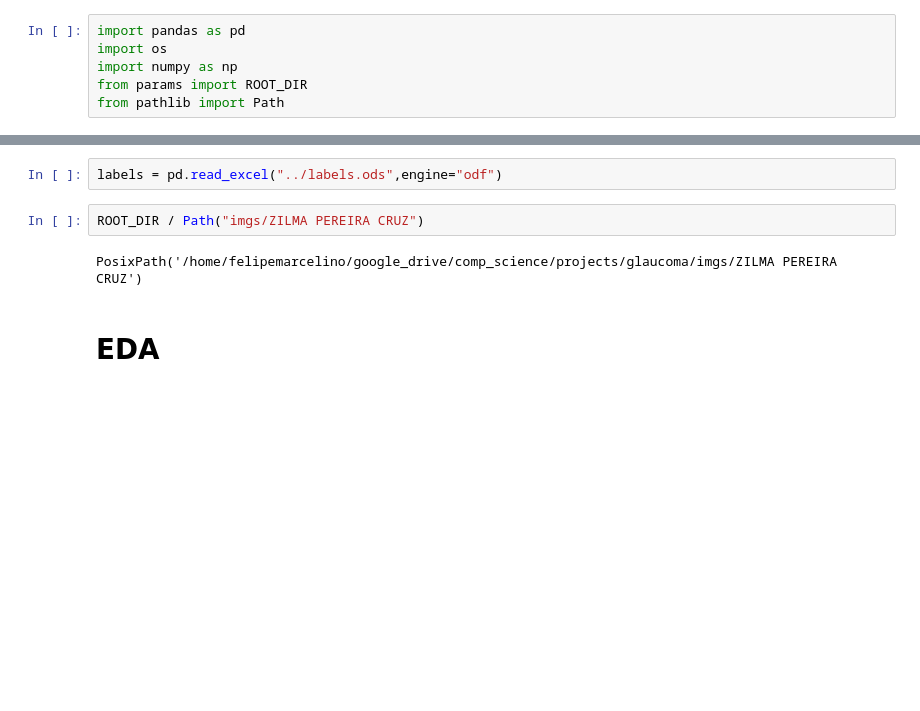
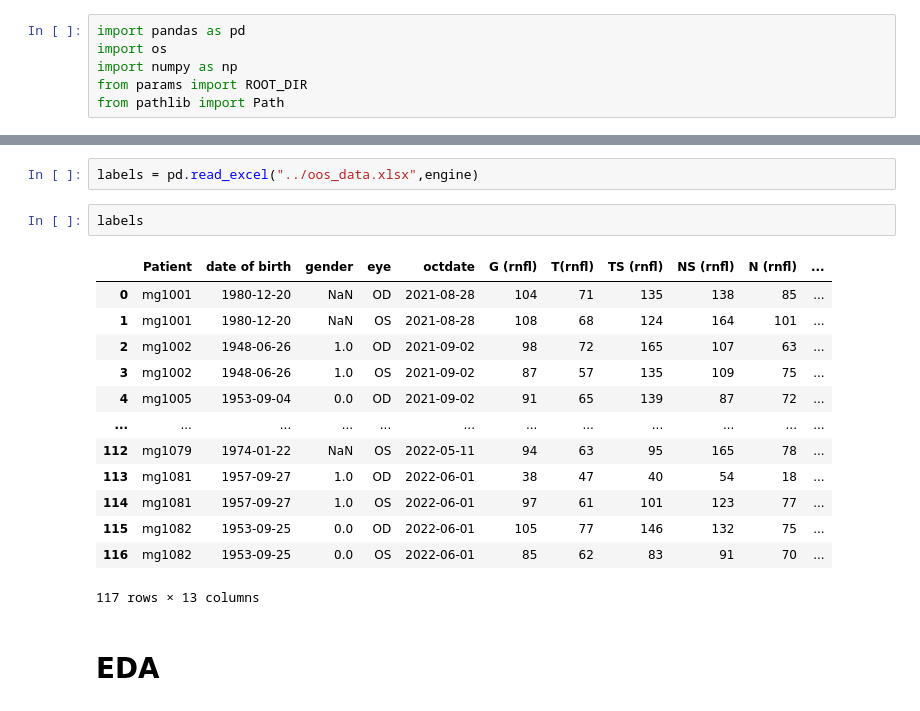
Before and after one commit to FelipeMarcelino/glaucoma, a Jupyter notebook: notebooks/pre_processing.ipynb, the cells around one changed output, grey strips where cells are left out. Cells and saved outputs as stored; diff of their text form; blank space fills up the shorter version.

Commit message:
preprocessing oos data

```diff
--- a/notebooks/pre_processing.ipynb
+++ b/notebooks/pre_processing.ipynb
@@ -11,9 +11,21 @@ os.path.abspath('')
 # %%
-labels = pd.read_excel("../labels.ods",engine="odf")
+labels = pd.read_excel("../oos_data.xlsx",engine)
-# %%
-ROOT_DIR / Path("imgs/ZILMA PEREIRA CRUZ")
-# %% [output]
-PosixPath('/home/felipemarcelino/google_drive/comp_science/projects/glaucoma/imgs/ZILMA PEREIRA CRUZ')
+# %%
+labels
+# %% [output]
+|  | Patient | date of birth | gender | eye | octdate | G (rnfl) | T(rnfl) | TS (rnfl) | NS (rnfl) | N (rnfl) | ... |
+| 0 | mg1001 | 1980-12-20 | NaN | OD | 2021-08-28 | 104 | 71 | 135 | 138 | 85 | ... |
+| 1 | mg1001 | 1980-12-20 | NaN | OS | 2021-08-28 | 108 | 68 | 124 | 164 | 101 | ... |
+| 2 | mg1002 | 1948-06-26 | 1.0 | OD | 2021-09-02 | 98 | 72 | 165 | 107 | 63 | ... |
+| 3 | mg1002 | 1948-06-26 | 1.0 | OS | 2021-09-02 | 87 | 57 | 135 | 109 | 75 | ... |
+| 4 | mg1005 | 1953-09-04 | 0.0 | OD | 2021-09-02 | 91 | 65 | 139 | 87 | 72 | ... |
+| ... | ... | ... | ... | ... | ... | ... | ... | ... | ... | ... | ... |
+| 112 | mg1079 | 1974-01-22 | NaN | OS | 2022-05-11 | 94 | 63 | 95 | 165 | 78 | ... |
+| 113 | mg1081 | 1957-09-27 | 1.0 | OD | 2022-06-01 | 38 | 47 | 40 | 54 | 18 | ... |
+| 114 | mg1081 | 1957-09-27 | 1.0 | OS | 2022-06-01 | 97 | 61 | 101 | 123 | 77 | ... |
+| 115 | mg1082 | 1953-09-25 | 0.0 | OD | 2022-06-01 | 105 | 77 | 146 | 132 | 75 | ... |
+| 116 | mg1082 | 1953-09-25 | 0.0 | OS | 2022-06-01 | 85 | 62 | 83 | 91 | 70 | ... |
+117 rows × 13 columns
 # %% [markdown]
 # EDA
 # %%
```
Also changed, not shown: parts of 1 cell of this notebook, 7 other files.
